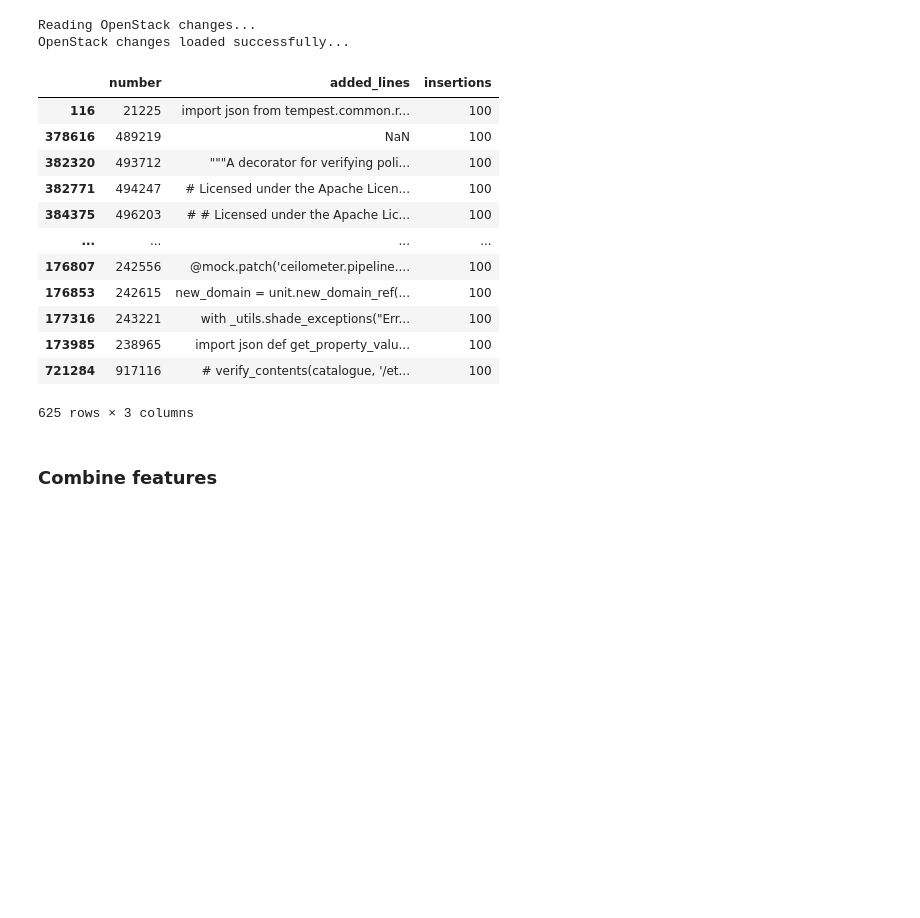
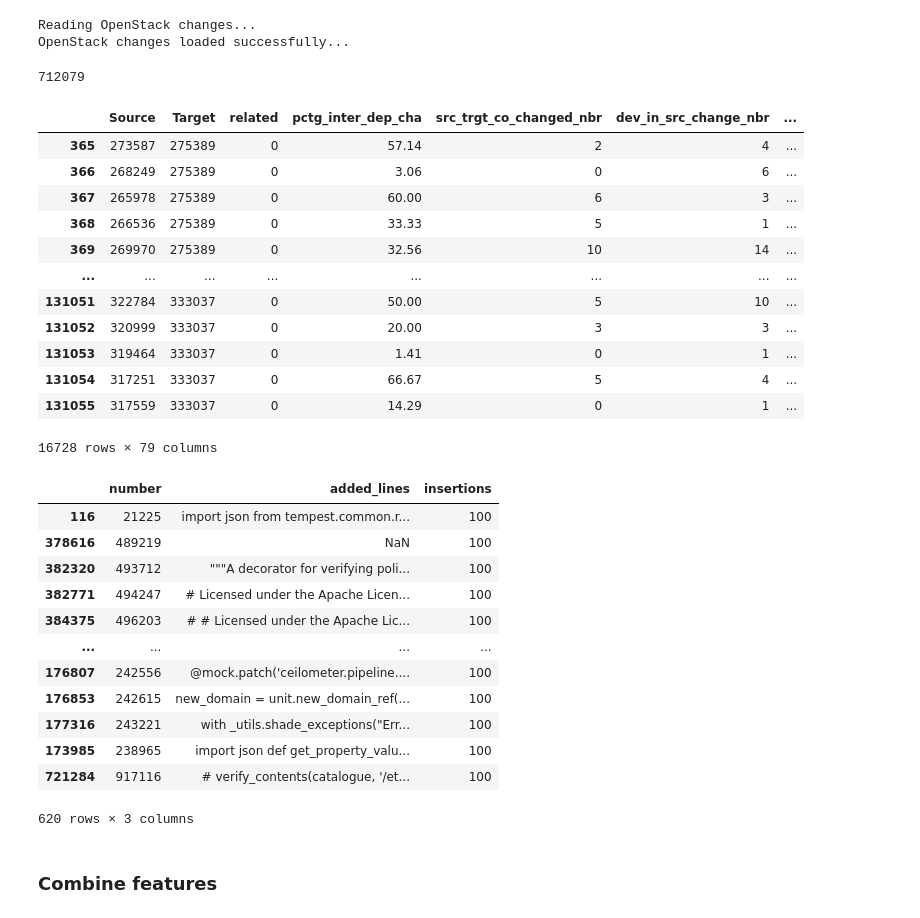
Before and after one commit to dhifaouibilel/pfe-MTR896, a Jupyter notebook: run_model1.ipynb, the cells around one changed output. Saved outputs shown, nothing was run; the diff lists cells and outputs as text; code cells hidden in the pictures; blank space fills up the shorter version.

```diff
--- a/run_model1.ipynb
+++ b/run_model1.ipynb
@@ -32,12 +32,50 @@ dependent_changes = set(hpr.flatten_list(df_dependencies[['Source', 'Target']].v
 # %% [markdown]
 ### Load changes
 # %%
-df_changes = hpr.combine_openstack_data()
-df_changes = df_changes[df_changes["status"]!="NEW"]
-df_changes['is_dependent'] = df_changes['number'].map(lambda nbr: 1 if nbr in dependent_changes else 0)
+df_changes = hpr.combine_openstack_data(changes_path="/Changes3/")
+# df_changes = df_changes[df_changes["status"]!="NEW"]
+# df_changes['is_dependent'] = df_changes['number'].map(lambda nbr: 1 if nbr in dependent_changes else 0)
 # %% [output]
 Reading OpenStack changes...
 OpenStack changes loaded successfully...
+# %%
+df_changes["number"].nunique()
+# %% [output]
+712079
+# %%
+df2 = pd.read_csv("./Files/Data/Test/0.csv")
+df2 = pd.merge(
+    left=df2,
+    right=df_changes[["number", "status"]],
+    left_on='Source',
+    right_on='number',
+    how='inner',
+    suffixes=('_target', '_source')
+)
+df2 = pd.merge(
+    left=df2,
+    right=df_changes[["number", "status"]],
+    left_on='Target',
+    right_on='number',
+    how='inner',
+    suffixes=('_source', '_target')
+)
+# %%
+df2[df2["status_target"]=="ABANDONED"]
+# %% [output]
+|  | Source | Target | related | pctg_inter_dep_cha | src_trgt_co_changed_nbr | dev_in_src_change_nbr | ... |
+| 365 | 273587 | 275389 | 0 | 57.14 | 2 | 4 | ... |
+| 366 | 268249 | 275389 | 0 | 3.06 | 0 | 6 | ... |
+| 367 | 265978 | 275389 | 0 | 60.00 | 6 | 3 | ... |
+| 368 | 266536 | 275389 | 0 | 33.33 | 5 | 1 | ... |
+| 369 | 269970 | 275389 | 0 | 32.56 | 10 | 14 | ... |
+| ... | ... | ... | ... | ... | ... | ... | ... |
+| 131051 | 322784 | 333037 | 0 | 50.00 | 5 | 10 | ... |
+| 131052 | 320999 | 333037 | 0 | 20.00 | 3 | 3 | ... |
+| 131053 | 319464 | 333037 | 0 | 1.41 | 0 | 1 | ... |
+| 131054 | 317251 | 333037 | 0 | 66.67 | 5 | 4 | ... |
+| 131055 | 317559 | 333037 | 0 | 14.29 | 0 | 1 | ... |
+16728 rows × 79 columns
 # %%
 df_developer_exp = pd.read_csv(osp.join(".", "Files", "Metrics", "project_changes_owner.csv"))
 df_developer_exp['is_dependent'] = df_developer_exp['number'].map(lambda nbr: 1 if nbr in dependent_changes else 0)
@@ -56,5 +94,5 @@ df_changes.loc[(df_changes["insertions"]==100)&(df_changes["is_dependent"]==0),
 | 177316 | 243221 | with _utils.shade_exceptions("Err... | 100 |
 | 173985 | 238965 | import json def get_property_valu... | 100 |
 | 721284 | 917116 | # verify_contents(catalogue, '/et... | 100 |
-625 rows × 3 columns
+620 rows × 3 columns
 # %%
```
Also changed, not shown: parts of 8 cells of this notebook, 10 other files.
